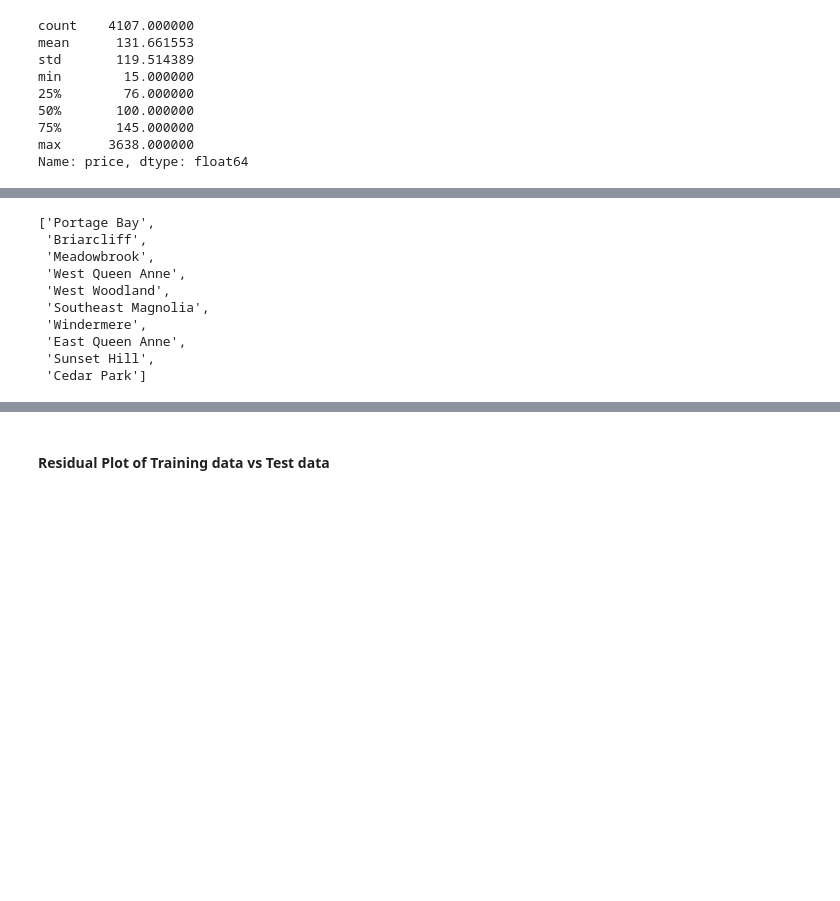
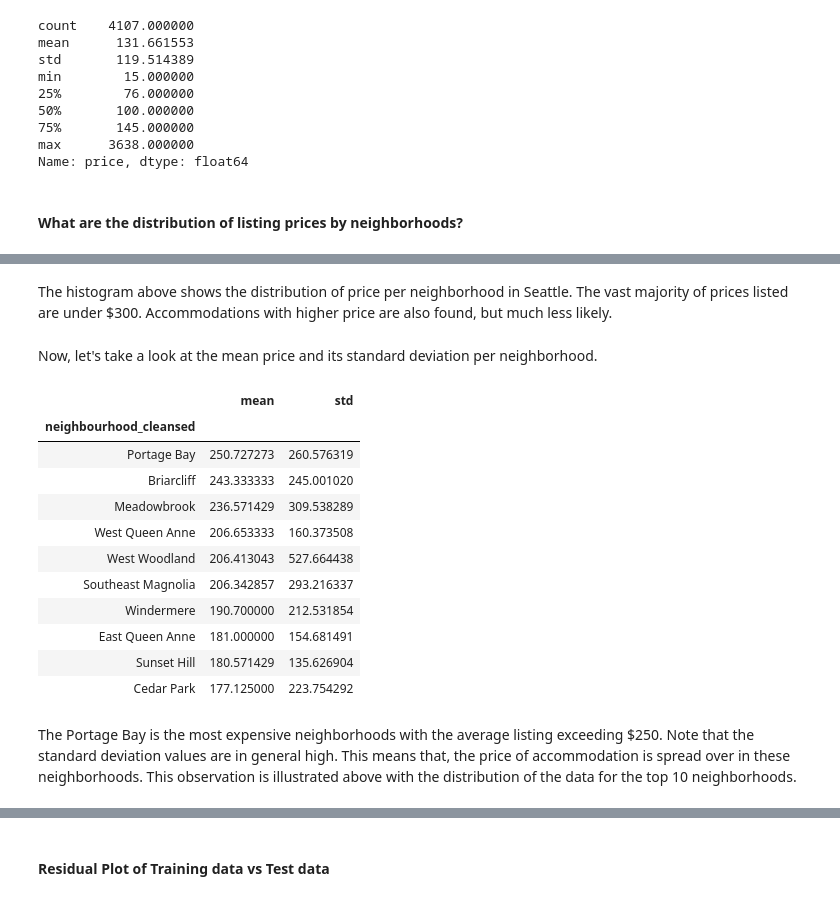
Before and after one commit to oliveirampo/airbnb_seatle, a Jupyter notebook: run.ipynb, the cells around one changed output, grey strips where cells are left out. Saved outputs shown, nothing was run; the diff lists cells and outputs as text; code cells hidden in the pictures; blank space fills up the shorter version.

```diff
--- a/run.ipynb
+++ b/run.ipynb
@@ -50 +76,4 @@ Data set with summarized list.
+# %%
+pd.set_option('display.max_columns', 50)
+pd.set_option('display.max_rows', 50)
 # %%
@@ -126,4 +193,6 @@ min        15.000000
 75%       145.000000
 max      3638.000000
 Name: price, dtype: float64
+# %% [markdown]
+#### What are the distribution of listing prices by neighborhoods?
 # %%
@@ -145,25 +218,32 @@ hist_fig.show()
+# %% [markdown]
+The histogram above shows the distribution of price per neighborhood in Seattle.
+The vast majority of prices listed are under $300.
+Accommodations with higher price are also found, but much less likely.
+# %% [markdown]
+Now, let's take a look at the mean price and its standard deviation
+per neighborhood.
 # %%
 df_mean_std = df_listing_detailed.groupby(['neighbourhood_cleansed'], as_index=False).agg( {'price':['mean','std']})
-# df_mean_std.columns.set_levels(['mean','std','neighbourhood_cleansed'],level=1,inplace=True)
-# df_mean_std.columns.set_levels(['price',''],level=0,inplace=True)
-# df_mean_std = df_mean_std.sort_values(('price', 'mean'), ascending=False)
-# df_mean_std.set_index('neighbourhood_cleansed')
 df_mean_std.columns = df_mean_std.columns.droplevel(0)
 df_mean_std = df_mean_std.rename(columns = {'': 'neighbourhood_cleansed'})
 df_mean_std = df_mean_std.set_index('neighbourhood_cleansed')
 df_mean_std = df_mean_std.sort_values(['mean'], ascending=False)
-df_mean_std
-
-top_10 = df_mean_std.index[:10].tolist()
-top_10
+df_mean_std.head(10)
 # %% [output]
-['Portage Bay',
- 'Briarcliff',
- 'Meadowbrook',
- 'West Queen Anne',
- 'West Woodland',
- 'Southeast Magnolia',
- 'Windermere',
- 'East Queen Anne',
- 'Sunset Hill',
- 'Cedar Park']
+|  | mean | std |
+| neighbourhood_cleansed |  |  |
+| Portage Bay | 250.727273 | 260.576319 |
+| Briarcliff | 243.333333 | 245.001020 |
+| Meadowbrook | 236.571429 | 309.538289 |
+| West Queen Anne | 206.653333 | 160.373508 |
+| West Woodland | 206.413043 | 527.664438 |
+| Southeast Magnolia | 206.342857 | 293.216337 |
+| Windermere | 190.700000 | 212.531854 |
+| East Queen Anne | 181.000000 | 154.681491 |
+| Sunset Hill | 180.571429 | 135.626904 |
+| Cedar Park | 177.125000 | 223.754292 |
+# %% [markdown]
+The Portage Bay is the most expensive neighborhoods with the average listing exceeding $250.
+Note that the standard deviation values are in general high.
+This means that, the price of accommodation is spread over in these neighborhoods.
+This observation is illustrated above with the distribution of the data for the top 10 neighborhoods.
```
Also changed, not shown: parts of 73 cells of this notebook, 23 other files.
